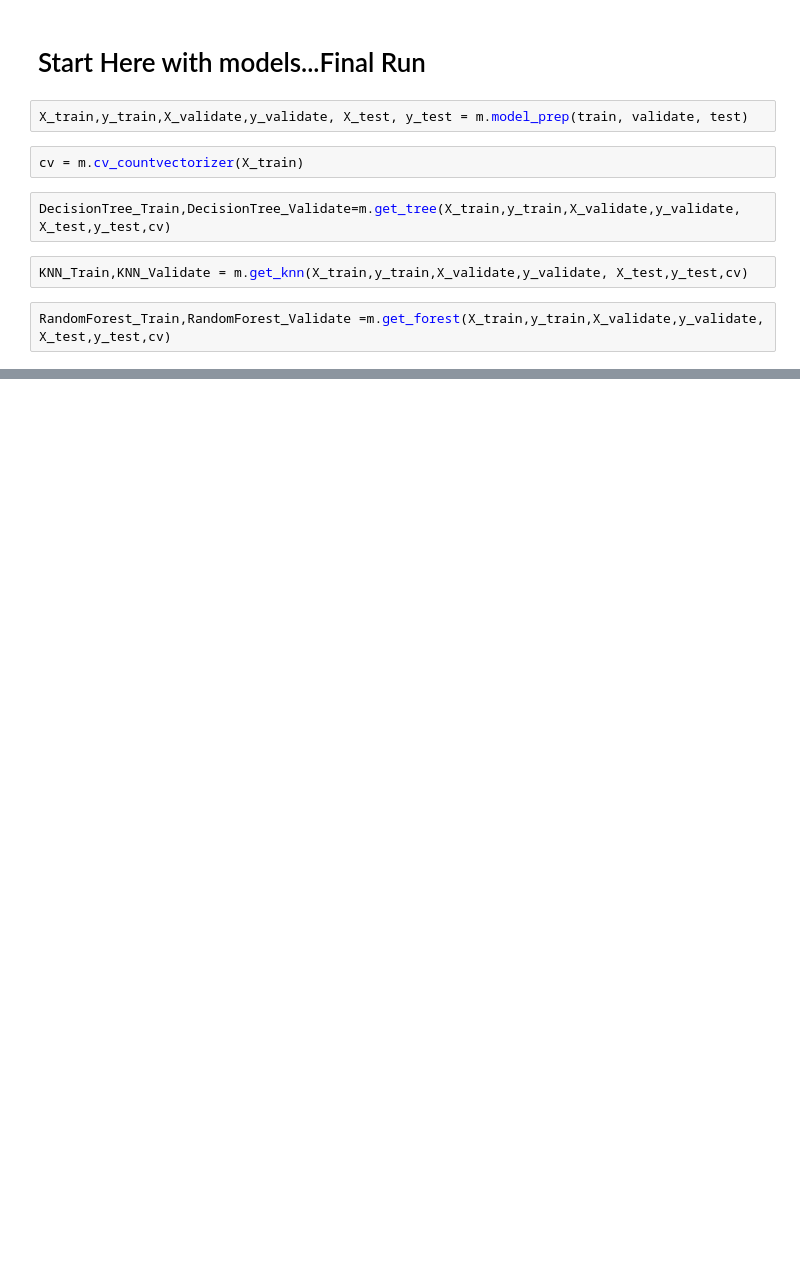
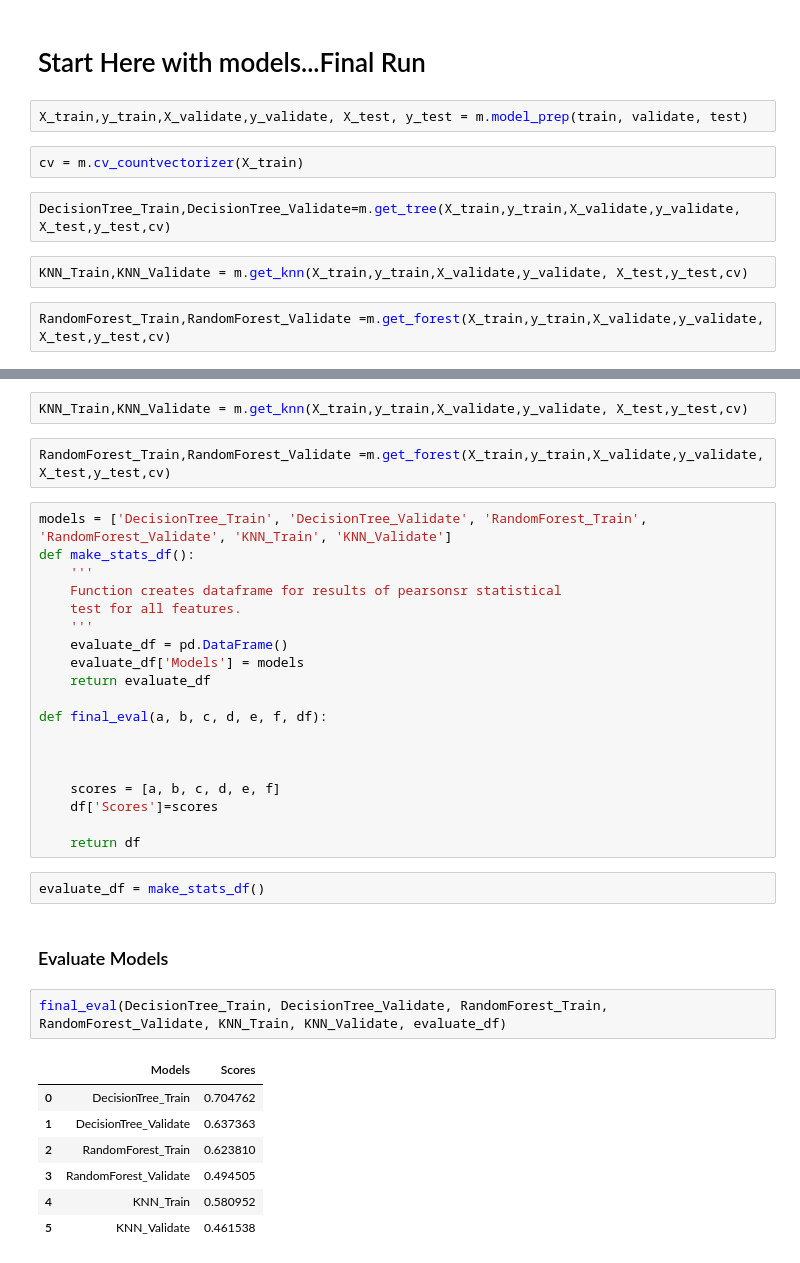
Before and after one commit to NLP-Project-Burton-Yuvia-Yvette/NLP-Project, a Jupyter notebook: Yuvia_wkbk.ipynb, the cells around one changed output, grey strips where cells are left out. Drawn from its saved outputs; the diff is of its cells as text; blank space fills up the shorter version.

```diff
--- a/Yuvia_wkbk.ipynb
+++ b/Yuvia_wkbk.ipynb
@@ -859,0 +591,37 @@ make_stats_df()
+# %%
+KNN_Train,KNN_Validate = m.get_knn(X_train,y_train,X_validate,y_validate, X_test,y_test,cv)
+# %%
+RandomForest_Train,RandomForest_Validate =m.get_forest(X_train,y_train,X_validate,y_validate, X_test,y_test,cv)
+# %%
+models = ['DecisionTree_Train', 'DecisionTree_Validate', 'RandomForest_Train', 'RandomForest_Validate', 'KNN_Train', 'KNN_Validate']
+def make_stats_df():
+    '''
+    Function creates dataframe for results of pearsonsr statistical
+    test for all features.
+    '''
+    evaluate_df = pd.DataFrame()
+    evaluate_df['Models'] = models
+    return evaluate_df
+
+def final_eval(a, b, c, d, e, f, df):
+
+
+
+    scores = [a, b, c, d, e, f]
+    df['Scores']=scores
+
+    return df
+# %%
+evaluate_df = make_stats_df()
+# %% [markdown]
+### Evaluate Models
+# %%
+final_eval(DecisionTree_Train, DecisionTree_Validate, RandomForest_Train, RandomForest_Validate, KNN_Train, KNN_Validate, evaluate_df)
+# %% [output]
+|  | Models | Scores |
+| 0 | DecisionTree_Train | 0.704762 |
+| 1 | DecisionTree_Validate | 0.637363 |
+| 2 | RandomForest_Train | 0.623810 |
+| 3 | RandomForest_Validate | 0.494505 |
+| 4 | KNN_Train | 0.580952 |
+| 5 | KNN_Validate | 0.461538 |
```
Also changed, not shown: parts of 43 cells of this notebook, 1 other file.
